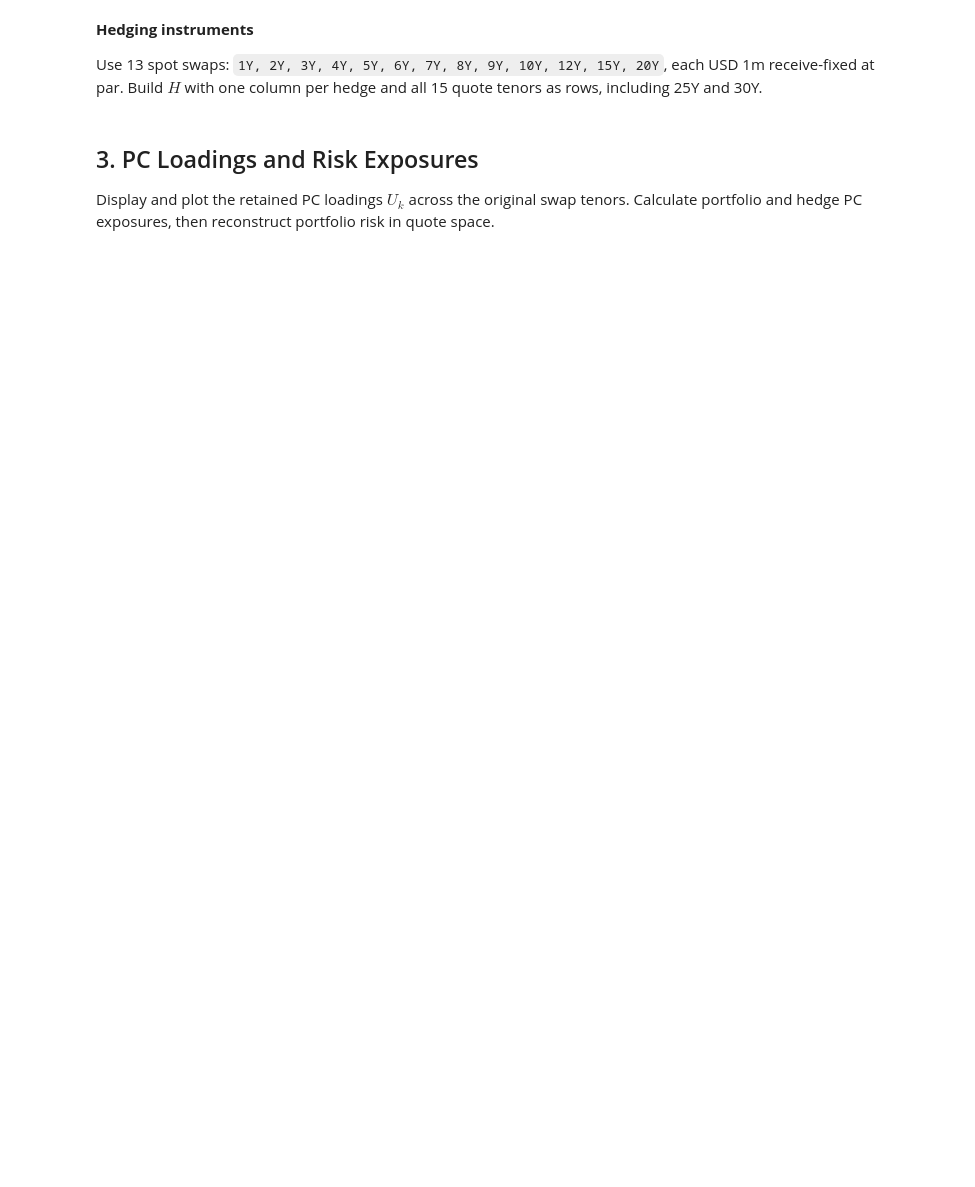
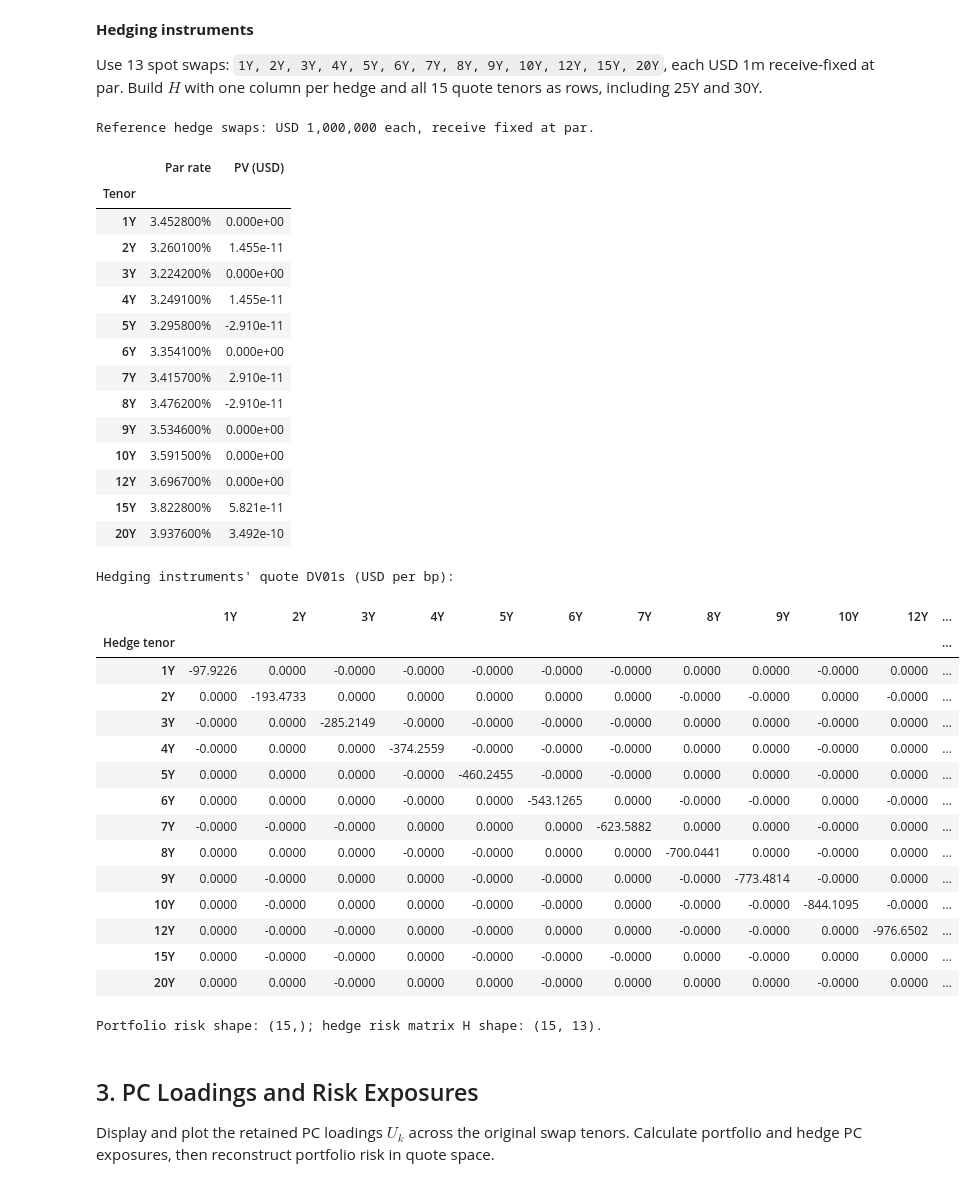
Before and after one commit to DarshitSarda/FRE-GY-9743-Assignments-9, a Jupyter notebook: Assignment9.ipynb, the cells around one changed output. Saved outputs shown, nothing was run; the diff lists cells and outputs as text; code cells hidden in the pictures; blank space fills up the shorter version.

```diff
--- a/Assignment9.ipynb
+++ b/Assignment9.ipynb
@@ -244,34 +311,69 @@ for axis in hedge_tenors:
         notional=hedge_notional, pay_or_rec="receive",
     )
     pv = dict(qfCreateValueReport(
         yield_curve, product, valuation_parameters, "pv",
     ))["USD"]
     risk_report = qfCreateValueReport(
         yield_curve, product, valuation_parameters, "firstorderrisk",
     ).display()
     hedge_products[axis] = product
     ois_rows = risk_report.loc[
         (risk_report["DATA_TYPE"].str.upper() == "OVERNIGHT INDEX SWAP")
         & (risk_report["DATA_CONVENTION"] == swap_convention)
     ]
     risk_vector = ois_rows.set_index("AXIS1")["VALUES"].astype(float).reindex(tenors)
     if risk_vector.isna().any():
         raise ValueError(f"Missing OIS quote risk for {axis}.")
 
     hedge_rows.append({"Tenor": axis, "Par rate": par_rate, "PV (USD)": float(pv)})
     hedge_risk_rows.append(risk_vector.to_numpy())
 
 hedge_summary = pd.DataFrame(hedge_rows).set_index("Tenor")
 hedging = pd.DataFrame(hedge_risk_rows, index=hedge_tenors, columns=tenors)
 hedging.index.name = "Hedge tenor"
 # TODO 3: Build H from hedging, with quote tenors as rows and hedge instruments as columns.
-raise NotImplementedError("TODO 3: construct the hedge quote-risk matrix.")
+# Each row of `hedging` is one hedge swap's quote DV01s, so H is its transpose (15 x 13).
+H = hedging.loc[hedge_tenors, tenors].to_numpy(dtype=float).T
 
 print("Reference hedge swaps: USD 1,000,000 each, receive fixed at par.")
 display(hedge_summary.style.format({"Par rate": "{:.6%}", "PV (USD)": "{:.3e}"}))
 print("Hedging instruments' quote DV01s (USD per bp):")
 display(hedging.style.format("{:,.4f}"))
 print(f"Portfolio risk shape: {d.shape}; hedge risk matrix H shape: {H.shape}.")
+# %% [output]
+Reference hedge swaps: USD 1,000,000 each, receive fixed at par.
+|  | Par rate | PV (USD) |
+| Tenor |  |  |
+| 1Y | 3.452800% | 0.000e+00 |
+| 2Y | 3.260100% | 1.455e-11 |
+| 3Y | 3.224200% | 0.000e+00 |
+| 4Y | 3.249100% | 1.455e-11 |
+| 5Y | 3.295800% | -2.910e-11 |
+| 6Y | 3.354100% | 0.000e+00 |
+| 7Y | 3.415700% | 2.910e-11 |
+| 8Y | 3.476200% | -2.910e-11 |
+| 9Y | 3.534600% | 0.000e+00 |
+| 10Y | 3.591500% | 0.000e+00 |
+| 12Y | 3.696700% | 0.000e+00 |
+| 15Y | 3.822800% | 5.821e-11 |
+| 20Y | 3.937600% | 3.492e-10 |
+Hedging instruments' quote DV01s (USD per bp):
+|  | 1Y | 2Y | 3Y | 4Y | 5Y | 6Y | 7Y | 8Y | 9Y | 10Y | 12Y | ... |
+| Hedge tenor |  |  |  |  |  |  |  |  |  |  |  | ... |
+| 1Y | -97.9226 | 0.0000 | -0.0000 | -0.0000 | -0.0000 | -0.0000 | -0.0000 | 0.0000 | 0.0000 | -0.0000 | 0.0000 | ... |
+| 2Y | 0.0000 | -193.4733 | 0.0000 | 0.0000 | 0.0000 | 0.0000 | 0.0000 | -0.0000 | -0.0000 | 0.0000 | -0.0000 | ... |
+| 3Y | -0.0000 | 0.0000 | -285.2149 | -0.0000 | -0.0000 | -0.0000 | -0.0000 | 0.0000 | 0.0000 | -0.0000 | 0.0000 | ... |
+| 4Y | -0.0000 | 0.0000 | 0.0000 | -374.2559 | -0.0000 | -0.0000 | -0.0000 | 0.0000 | 0.0000 | -0.0000 | 0.0000 | ... |
+| 5Y | 0.0000 | 0.0000 | 0.0000 | -0.0000 | -460.2455 | -0.0000 | -0.0000 | 0.0000 | 0.0000 | -0.0000 | 0.0000 | ... |
+| 6Y | 0.0000 | 0.0000 | 0.0000 | -0.0000 | 0.0000 | -543.1265 | 0.0000 | -0.0000 | -0.0000 | 0.0000 | -0.0000 | ... |
+| 7Y | -0.0000 | -0.0000 | -0.0000 | 0.0000 | 0.0000 | 0.0000 | -623.5882 | 0.0000 | 0.0000 | -0.0000 | 0.0000 | ... |
+| 8Y | 0.0000 | 0.0000 | 0.0000 | -0.0000 | -0.0000 | 0.0000 | 0.0000 | -700.0441 | 0.0000 | -0.0000 | 0.0000 | ... |
+| 9Y | 0.0000 | -0.0000 | 0.0000 | 0.0000 | -0.0000 | -0.0000 | 0.0000 | -0.0000 | -773.4814 | -0.0000 | 0.0000 | ... |
+| 10Y | 0.0000 | -0.0000 | 0.0000 | 0.0000 | -0.0000 | -0.0000 | 0.0000 | -0.0000 | -0.0000 | -844.1095 | -0.0000 | ... |
+| 12Y | 0.0000 | -0.0000 | -0.0000 | 0.0000 | -0.0000 | 0.0000 | 0.0000 | -0.0000 | -0.0000 | 0.0000 | -976.6502 | ... |
+| 15Y | 0.0000 | -0.0000 | -0.0000 | 0.0000 | -0.0000 | -0.0000 | -0.0000 | 0.0000 | -0.0000 | 0.0000 | 0.0000 | ... |
+| 20Y | 0.0000 | 0.0000 | -0.0000 | 0.0000 | 0.0000 | -0.0000 | 0.0000 | 0.0000 | 0.0000 | -0.0000 | 0.0000 | ... |
+Portfolio risk shape: (15,); hedge risk matrix H shape: (15, 13).
 # %% [markdown]
 ## 3. PC Loadings and Risk Exposures
 
```
Also changed, not shown: parts of 10 cells of this notebook.
